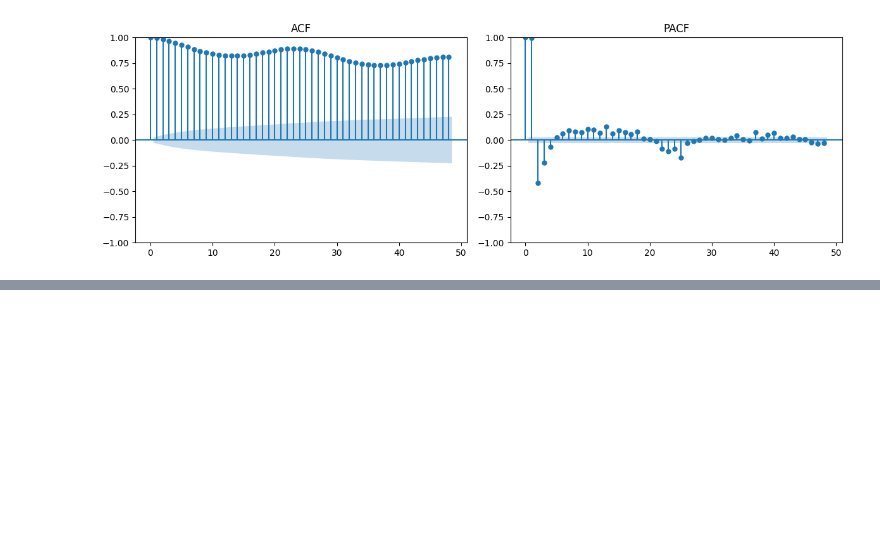
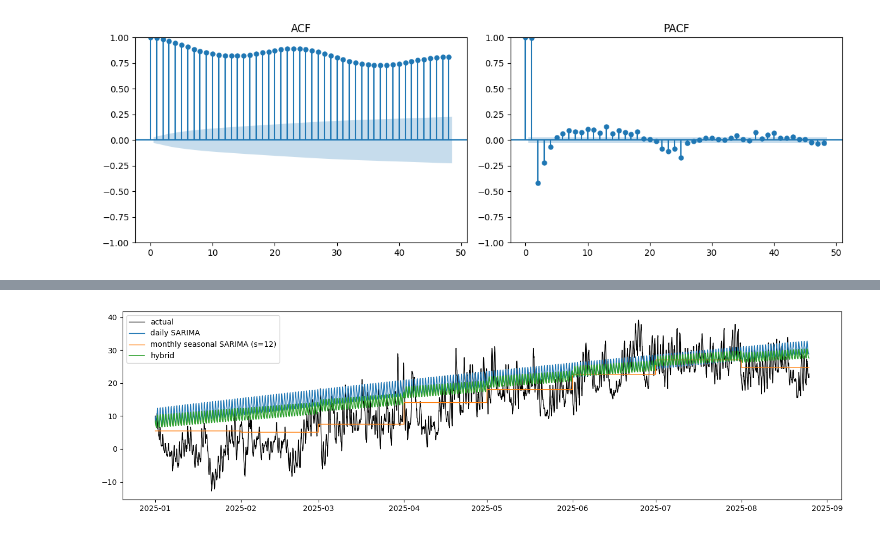
Before and after one commit to MazaArt/time_series_micro_climates, a Jupyter notebook: src/time_series_forecast.ipynb, the cells around one changed output, grey strips where cells are left out. Cells and saved outputs as stored; diff of their text form; code cells hidden in the pictures; blank space fills up the shorter version.

```diff
--- a/src/time_series_forecast.ipynb
+++ b/src/time_series_forecast.ipynb
@@ -160,0 +207,12 @@ plt.show()
+# %%
+
+fig, ax = plt.subplots(figsize=(14, 4))
+ax.plot(y_test.index, y_test.values, label="actual", lw=1, color="black")
+ax.plot(sarima_pred.index, sarima_pred.values, label="daily SARIMA", lw=1)
+ax.plot(yearly_pred_hourly.index, yearly_pred_hourly.values, label="monthly seasonal SARIMA (s=12)", lw=1)
+ax.plot(hybrid_pred.index, hybrid_pred.values, label="hybrid", lw=1.2)
+ax.legend()
+plt.tight_layout()
+plt.show()
+# %% [output]
+[figure, added]
```
Also changed, not shown: parts of 8 cells of this notebook.
